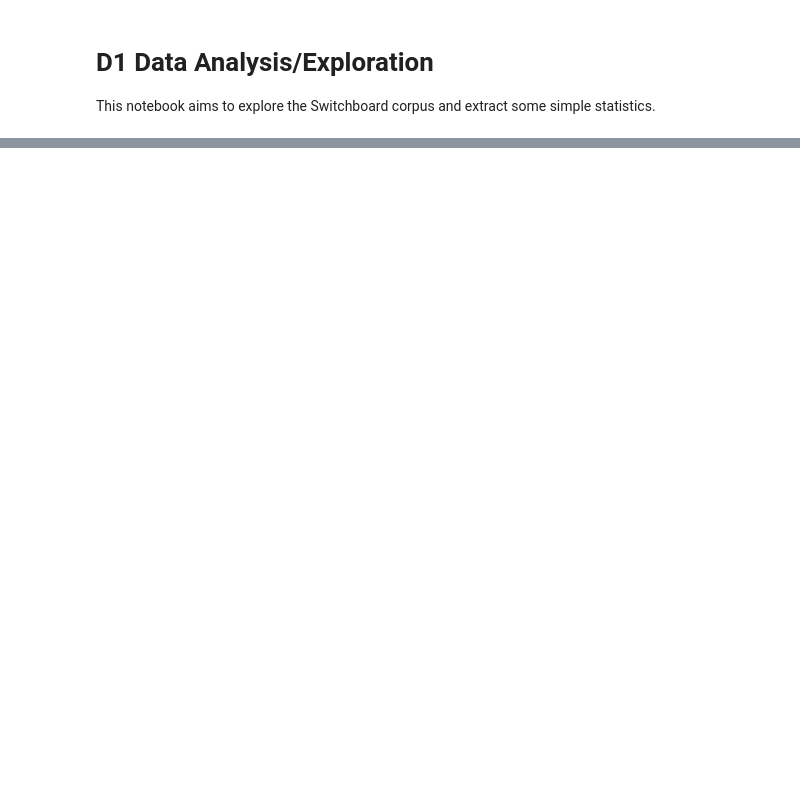
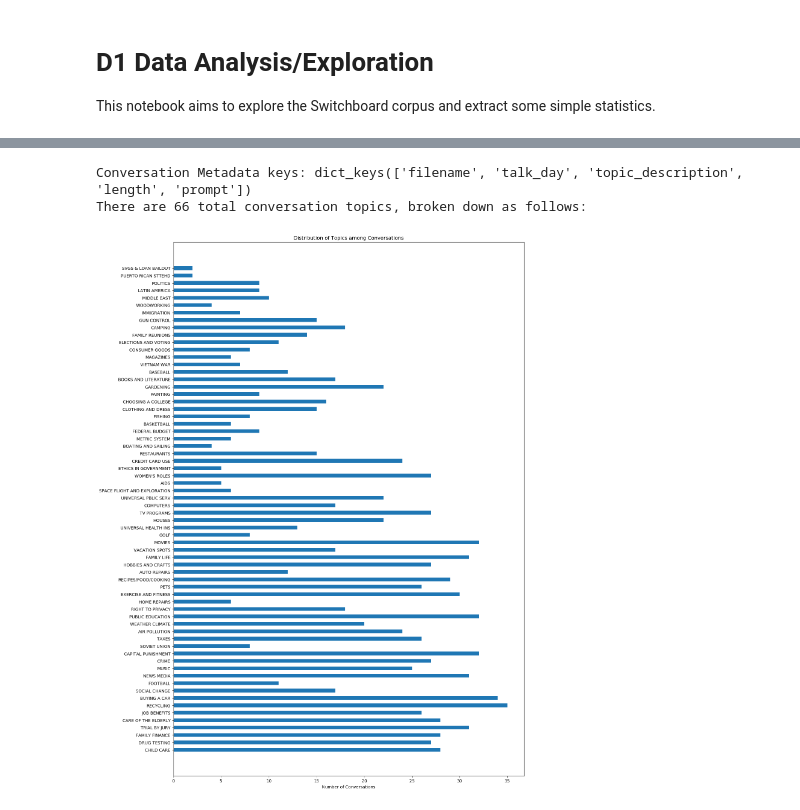
Before and after one commit to Gnome42/Cornell-Conversational-Analysis-Toolkit, a Jupyter notebook: datasets/switchboard-corpus/D1_data_analysis.ipynb, the cells around one changed output, grey strips where cells are left out. Saved outputs shown, nothing was run; the diff lists cells and outputs as text; code cells hidden in the pictures; blank space fills up the shorter version.

```diff
--- a/datasets/switchboard-corpus/D1_data_analysis.ipynb
+++ b/datasets/switchboard-corpus/D1_data_analysis.ipynb
@@ -185,0 +233,30 @@ User 1 speaks 51.7% of the tokens and User 2 speaks 48.3% of the tokens
+# %%
+# What is the breakdown of conversation topics/prompts?
+
+print('Conversation Metadata keys:', corpus.meta['metadata'][4109].keys())
+
+topics = {}
+for ID in corpus.meta['metadata']:
+    convo = corpus.meta['metadata'][ID]
+    topic = convo['topic_description']
+    if topic not in topics:
+        topics[topic] = 0
+    topics[topic] += 1
+
+print('There are {} total conversation topics, broken down as follows:'.format(len(topics)))
+
+# Plot topic distribution:
+# fig, ax = plt.subplots()
+plt.figure(figsize=(15, 23))  # width:20, height:3
+
+plt.barh(range(len(topics)), list(topics.values()), align='center', height=.5)
+plt.yticks(range(len(topics)), list(topics.keys()))
+for i, v in enumerate(list(topics.values())):
+    ax.text(v, i, str(v)+' ('+str(round(100*v/len(corpus.meta['metadata']),2))+'%)', color='blue')
+plt.title('Distribution of Topics among Conversations')
+plt.xlabel('Number of Conversations')
+plt.show()
+# %% [output]
+Conversation Metadata keys: dict_keys(['filename', 'talk_day', 'topic_description', 'length', 'prompt'])
+There are 66 total conversation topics, broken down as follows:
+[figure, added]
```
Also changed, not shown: parts of 13 cells of this notebook.
